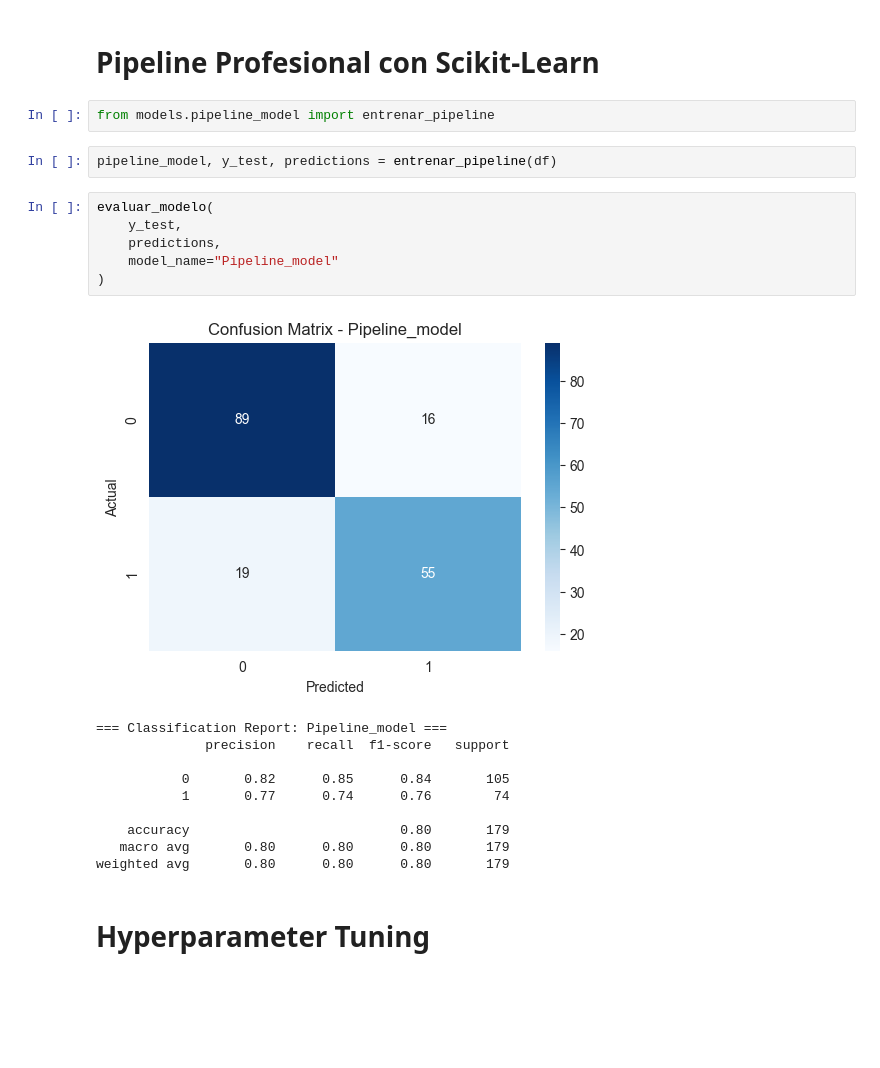
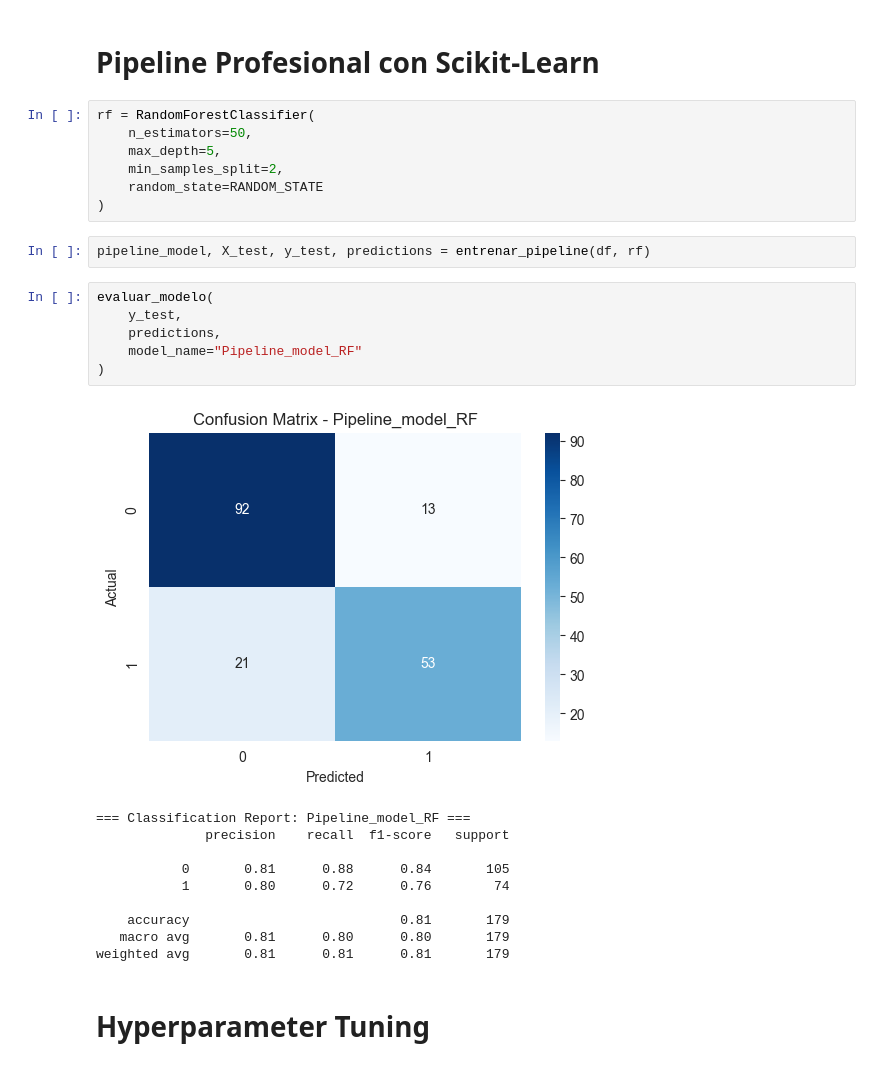
Before and after one commit to adof96/titanic-ml-project, a Jupyter notebook: notebooks/titanic_ml_pipeline.ipynb, the cells around one changed output. Saved outputs shown, nothing was run; the diff lists cells and outputs as text; blank space fills up the shorter version.

```diff
--- a/notebooks/titanic_ml_pipeline.ipynb
+++ b/notebooks/titanic_ml_pipeline.ipynb
@@ -536,27 +541,32 @@ plot_feature_importance(rf_model, X)
 Feature importance analysis indicates that variables such as sex, fare, passenger class, and age strongly influenced model predictions.
 # %% [markdown]
 # Pipeline Profesional con Scikit-Learn
-# %%
-from models.pipeline_model import entrenar_pipeline
+# %%
+rf = RandomForestClassifier(
+    n_estimators=50,
+    max_depth=5,
+    min_samples_split=2,
+    random_state=RANDOM_STATE
+)
 # %%
-pipeline_model, y_test, predictions = entrenar_pipeline(df)
+pipeline_model, X_test, y_test, predictions = entrenar_pipeline(df, rf)
 # %%
 evaluar_modelo(
     y_test,
     predictions,
-    model_name="Pipeline_model"
+    model_name="Pipeline_model_RF"
 )
 # %% [output]
-[figure, old version]
+[figure, new version]
-=== Classification Report: Pipeline_model ===
+=== Classification Report: Pipeline_model_RF ===
               precision    recall  f1-score   support
 
-           0       0.82      0.85      0.84       105
-           1       0.77      0.74      0.76        74
+           0       0.81      0.88      0.84       105
+           1       0.80      0.72      0.76        74
 
-    accuracy                           0.80       179
-   macro avg       0.80      0.80      0.80       179
-weighted avg       0.80      0.80      0.80       179
+    accuracy                           0.81       179
+   macro avg       0.81      0.80      0.80       179
+weighted avg       0.81      0.81      0.81       179
 # %% [markdown]
 # Hyperparameter Tuning
 # %%
```
Also changed, not shown: parts of 13 cells of this notebook, 3 other files.
